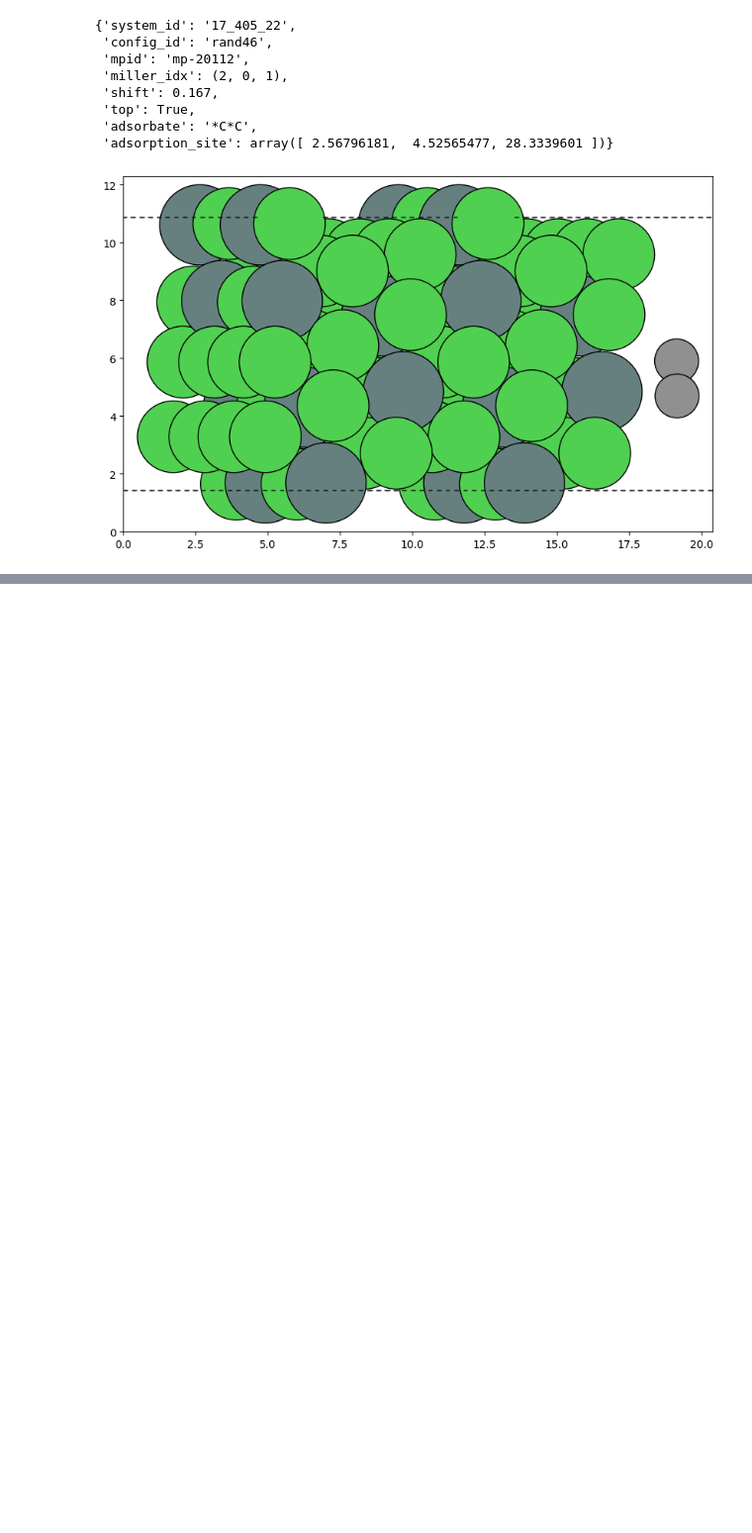
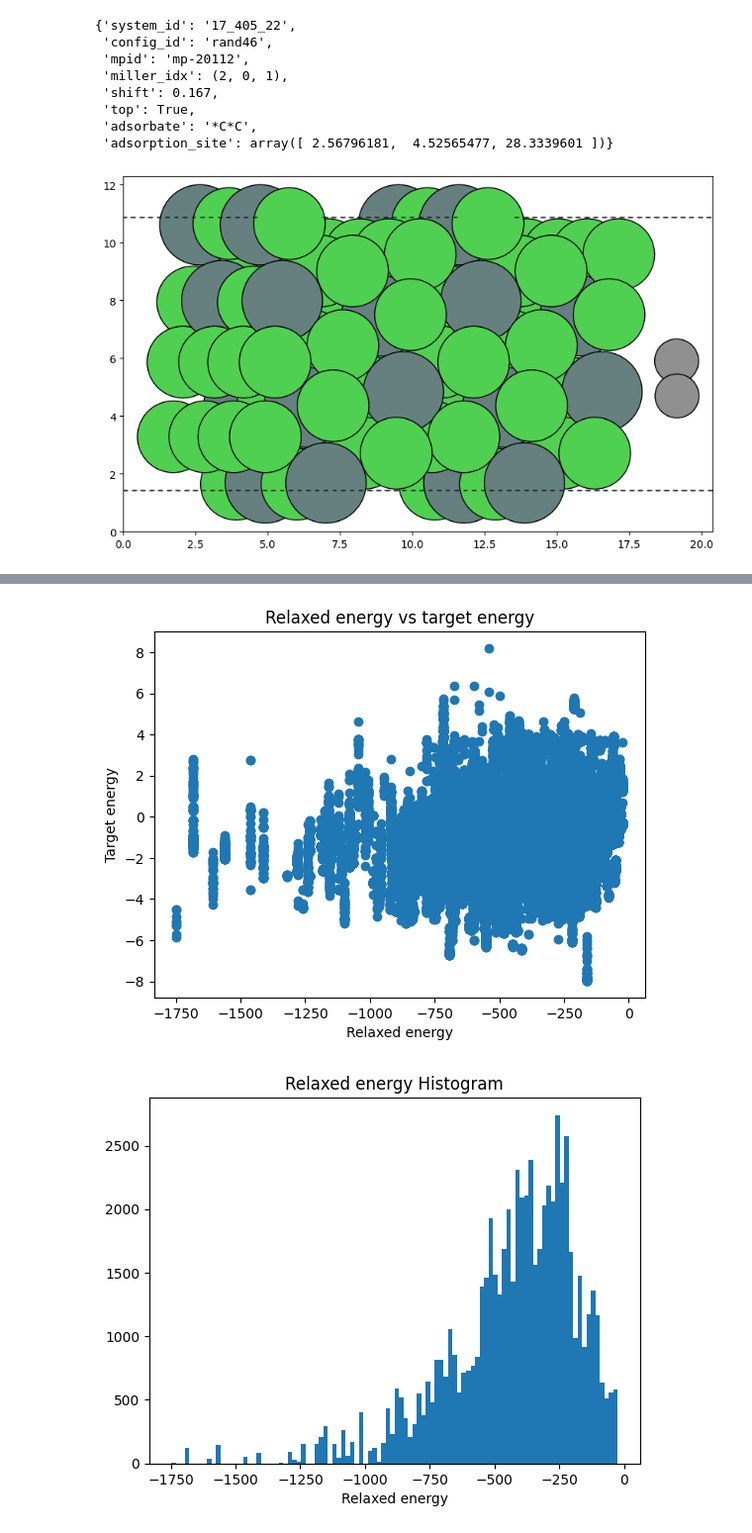
Before and after one commit to RolnickLab/ocp, a Jupyter notebook: notebooks/explore_oc20_dense.ipynb, the cells around one changed output, grey strips where cells are left out. Shown at 99% size. Drawn from its saved outputs; the diff is of its cells as text; code cells hidden in the pictures; blank space fills up the shorter version.

```diff
--- a/notebooks/explore_oc20_dense.ipynb
+++ b/notebooks/explore_oc20_dense.ipynb
@@ -269 +265,23 @@ with env.begin(write=False) as txn:
+# %%
+import pandas as pd
+
+columns = ["system_id", "adsorbate", "relaxed_energy", "config_id", "target_energy"]
+df = pd.DataFrame(columns=columns)
+rows = list()
+for sid, config_mapping in tqdm(mapping.items()):
+    system_id = config_mapping["system_id"]
+    relaxed_energy = ref_energies[system_id]
+
+    target_energy = [energy for energy in targets[system_id] if energy[0] == config_mapping["config_id"]]
+
+    assert len(target_energy) <= 1, "More than one target energy found, this is strange"
+
+    if len(target_energy) == 0:
+        target_energy = None
+    else:
+        target_energy = target_energy[0][1]
+
+    new_row = pd.DataFrame({"system_id": system_id, "adsorbate": config_mapping["adsorbate"], "relaxed_energy": relaxed_energy, "config_id": config_mapping["config_id"], "target_energy": target_energy}, index=[0])
+    rows.append(new_row)
+df = pd.concat(rows, ignore_index=True)
 # %%
@@ -274,0 +302,25 @@ Number of unique adsorbates: 74
+# %%
+df_clean = df.dropna()
+
+plt.plot(df_clean["relaxed_energy"], df_clean["target_energy"], "o")
+plt.title("Relaxed energy vs target energy")
+plt.xlabel("Relaxed energy")
+plt.ylabel("Target energy")
+plt.show()
+
+plt.hist(df_clean["relaxed_energy"], bins=100)
+plt.title("Relaxed energy Histogram")
+plt.xlabel("Relaxed energy")
+plt.show()
+
+plt.hist(df_clean["target_energy"], bins=100)
+plt.title("Target energy Histogram")
+plt.xlabel("Target energy")
+plt.show()
+
+plt.hist(df_clean["relaxed_energy"] - df_clean["target_energy"], bins=100)
+plt.title("Difference between relaxed and target energy")
+plt.show()
+# %% [output]
+[figure, added]
+[figure, added]
```
Also changed, not shown: parts of 22 cells of this notebook.
